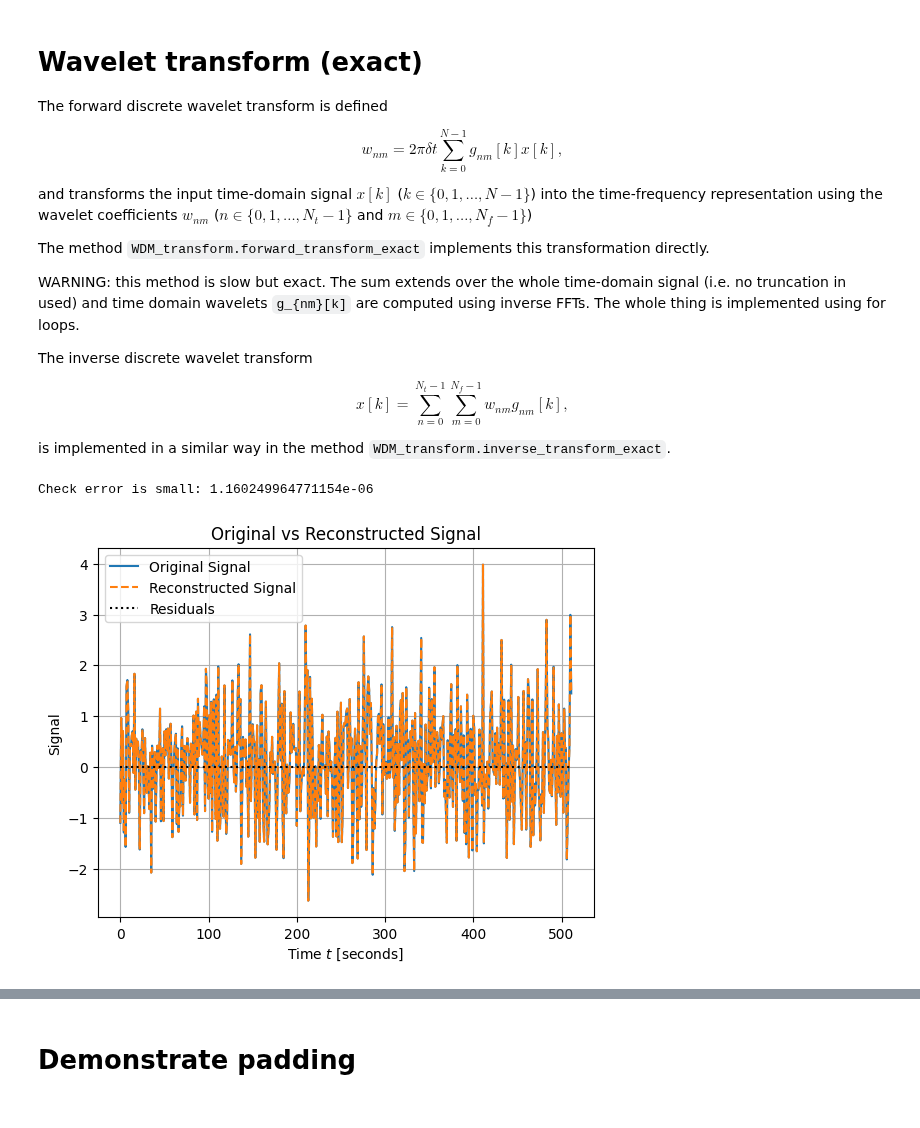
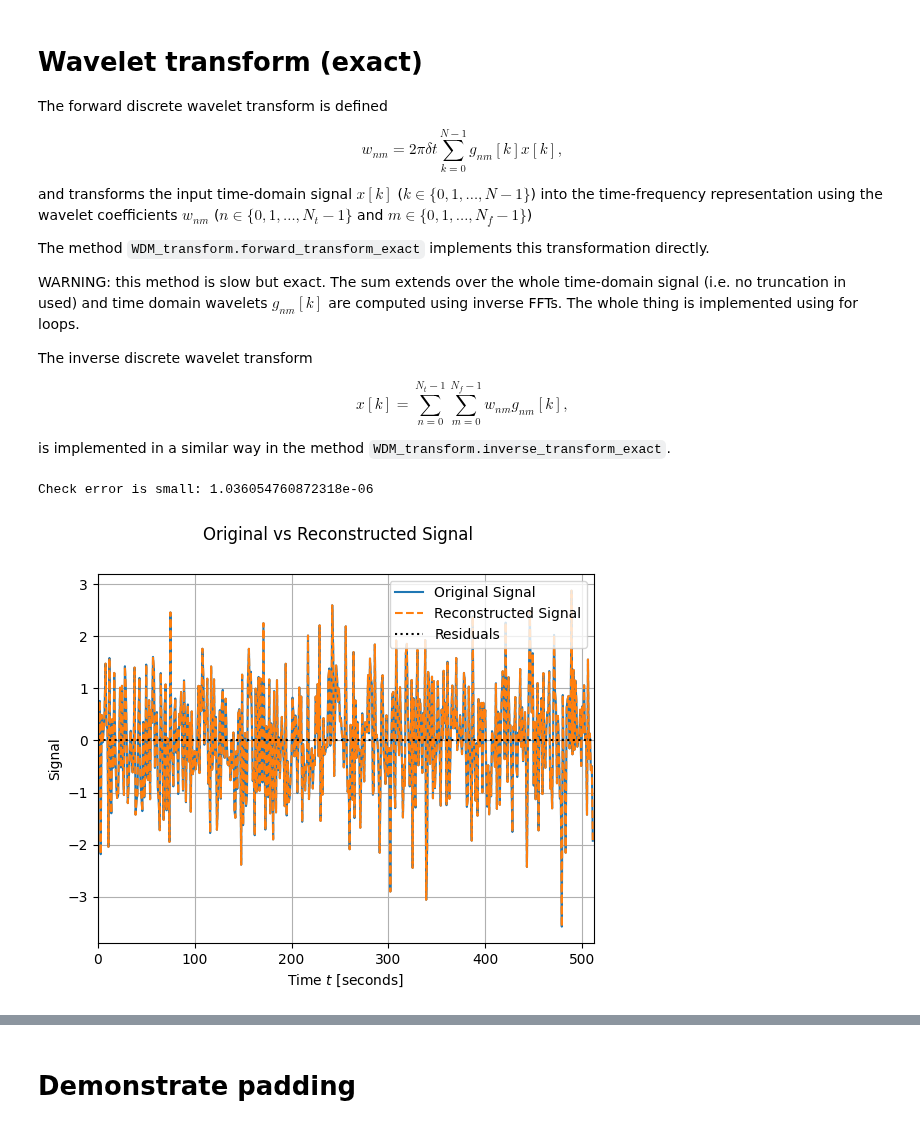
Before and after one commit to cjm96/WDM_GW_wavelets, a Jupyter notebook: examples/motivating_the_discrete_wavelet_transform.ipynb, the cells around one changed output, grey strips where cells are left out. Drawn from its saved outputs; the diff is of its cells as text; code cells hidden in the pictures.

```diff
--- a/examples/motivating_the_discrete_wavelet_transform.ipynb
+++ b/examples/motivating_the_discrete_wavelet_transform.ipynb
@@ -19,7 +19,7 @@ The method `WDM_transform.forward_transform_exact` implements this transformatio
 directly.
 
 WARNING: this method is slow but exact. The sum extends over the whole time-domain
-signal (i.e. no truncation in used) and time domain wavelets `g_{nm}[k]` are computed
+signal (i.e. no truncation in used) and time domain wavelets $g_{nm}[k]$ are computed
 using inverse FFTs. The whole thing is implemented using for loops.
 
 The inverse discrete wavelet transform
@@ -28,30 +28,36 @@ $$ x[k] = \sum_{n=0}^{N_t-1} \sum_{m=0}^{N_f-1} w_{nm} g_{nm}[k] , $$
 
 is implemented in a similar way in the method `WDM_transform.inverse_transform_exact`.
 # %%
-wdm = WDM_transform(dt=1., Nf=16, N=512, q=5)
+N = 512
 
-x = np.random.normal(size=wdm.N) # white noise
+x = np.random.randn(N) # white noise
+
+wdm = WDM_transform(dt=1., Nf=16, N=N, q=16)
 
 w = wdm.forward_transform_exact(x)
 
 x_recovered = wdm.inverse_transform_exact(w)
 
-print(f"Check error is small: {np.abs(x-x_recovered).max()}")
+err = np.abs(x-x_recovered).max()
+
+print(f"Check error is small: {err}")
 # %% [output]
-Check error is small: 1.160249964771154e-06
+Check error is small: 1.036054760872318e-06
 # %%
-plt.plot(wdm.times, x, label='Original Signal')
-plt.plot(wdm.times, x_recovered, label='Reconstructed Signal', linestyle='--')
-plt.plot(wdm.times, x-x_recovered, label='Residuals', linestyle=':', c='k')
+fig, ax = plt.subplots()
 
-plt.xlabel('Time $t$ [seconds]')
-plt.ylabel('Signal')
-plt.title('Original vs Reconstructed Signal')
-plt.legend()
-plt.grid()
+ax.plot(wdm.times, x, label='Original Signal')
+ax.plot(wdm.times, x_recovered, label='Reconstructed Signal', linestyle='--')
+ax.plot(wdm.times, x-x_recovered, label='Residuals', linestyle=':', c='k')
+ax.set_xlim(0, wdm.T)
+ax.set_xlabel('Time $t$ [seconds]')
+ax.set_ylabel('Signal')
+fig.suptitle('Original vs Reconstructed Signal')
+ax.legend(loc='upper right')
+ax.grid()
 plt.show()
 # %% [output]
-[figure, old version]
+[figure, new version]
 # %% [markdown]
 # Wavelet transform (truncated)
 
```
Also changed, not shown: parts of 6 cells of this notebook, 2 other files.
